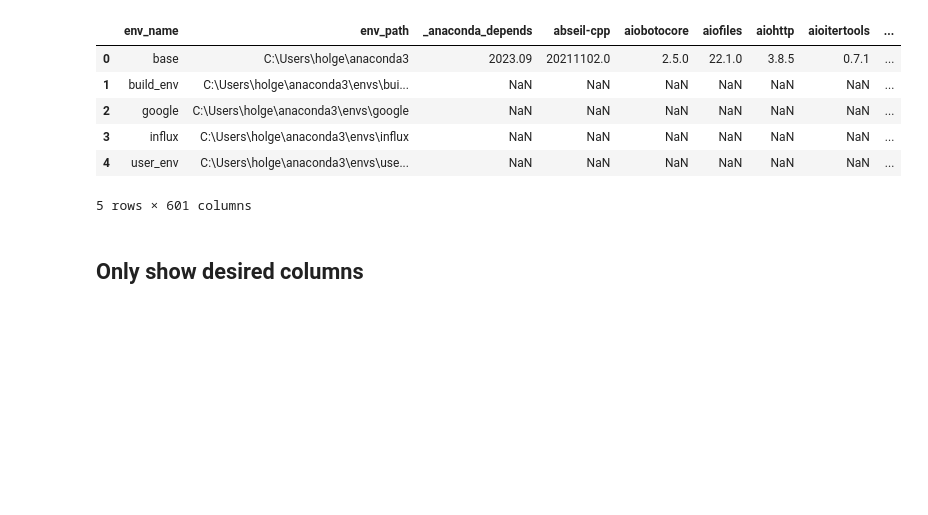
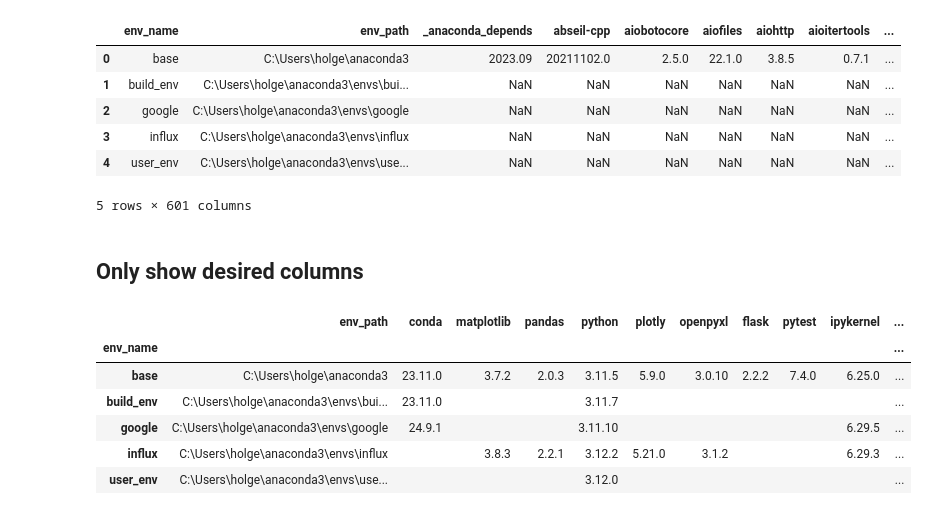
Before and after one commit to munich-ml/conda_envs_table, a Jupyter notebook: make_table.ipynb, the cells around one changed output. Drawn from its saved outputs; the diff is of its cells as text; code cells hidden in the pictures; blank space fills up the shorter version.

```diff
--- a/make_table.ipynb
+++ b/make_table.ipynb
@@ -69,3 +69,14 @@ cols = config["packages"]
 cols = set(cols).intersection(set(df.columns))
 cols = ['env_name', 'env_path'] + list(cols)
 df = df[cols]
+# %%
+df = df.set_index("env_name")
+df.fillna("")
+# %% [output]
+|  | env_path | conda | matplotlib | pandas | python | plotly | openpyxl | flask | pytest | ipykernel | ... |
+| env_name |  |  |  |  |  |  |  |  |  |  | ... |
+| base | C:\Users\holge\anaconda3 | 23.11.0 | 3.7.2 | 2.0.3 | 3.11.5 | 5.9.0 | 3.0.10 | 2.2.2 | 7.4.0 | 6.25.0 | ... |
+| build_env | C:\Users\holge\anaconda3\envs\bui... | 23.11.0 |  |  | 3.11.7 |  |  |  |  |  | ... |
+| google | C:\Users\holge\anaconda3\envs\google | 24.9.1 |  |  | 3.11.10 |  |  |  |  | 6.29.5 | ... |
+| influx | C:\Users\holge\anaconda3\envs\influx |  | 3.8.3 | 2.2.1 | 3.12.2 | 5.21.0 | 3.1.2 |  |  | 6.29.3 | ... |
+| user_env | C:\Users\holge\anaconda3\envs\use... |  |  |  | 3.12.0 |  |  |  |  |  | ... |
```
Also changed, not shown: parts of 2 cells of this notebook, 1 other file.
